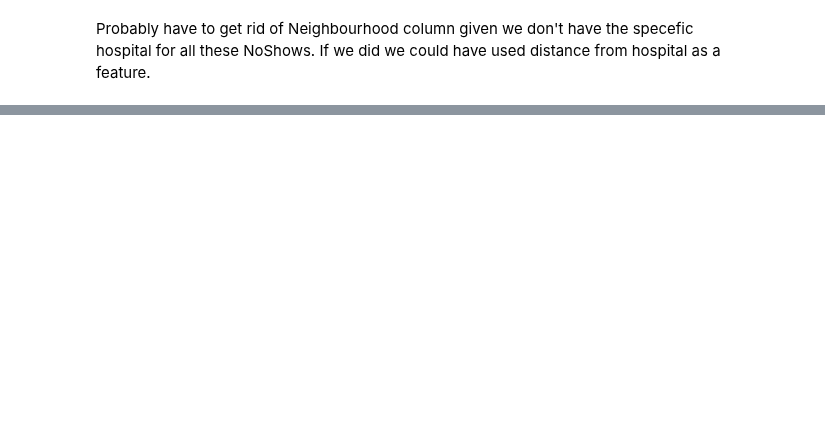
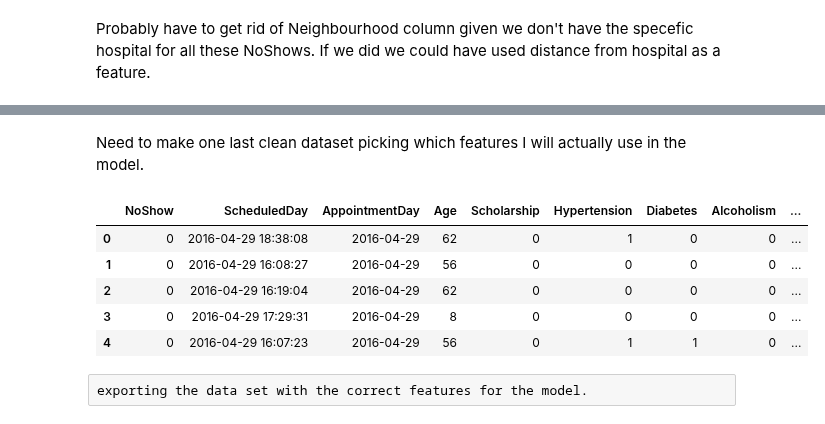
Before and after one commit to chasekregor/NoShows, a Jupyter notebook: develop/11-7-17-feature-selection-and-creation.ipynb, the cells around one changed output, grey strips where cells are left out. Drawn from its saved outputs; the diff is of its cells as text; code cells hidden in the pictures; blank space fills up the shorter version.

Commit message:
finished feature selection and creation, created dataset for model

```diff
--- a/develop/11-7-17-feature-selection-and-creation.ipynb
+++ b/develop/11-7-17-feature-selection-and-creation.ipynb
@@ -92,0 +95,3 @@ Probably have to get rid of Neighbourhood column given we don't have the specefi
+# %%
+data['WaitingTime'] = data['AppointmentDay'] - data['ScheduledDay']
+data.head()
@@ -92,0 +106,14 @@ Probably have to get rid of Neighbourhood column given we don't have the specefi
+# %% [markdown]
+Need to make one last clean dataset picking which features I will actually use in the model.
+# %%
+data = data[['NoShow','ScheduledDay','AppointmentDay','Age','Scholarship','Hypertension','Diabetes','Alcoholism','Handicap','SMS_received','Male','Female','ScheduledYear','ScheduleDay','AppointmentYear','AppointmentMonth','AppointmentDayy','WaitingTime']]
+data.head()
+# %% [output]
+|  | NoShow | ScheduledDay | AppointmentDay | Age | Scholarship | Hypertension | Diabetes | Alcoholism | ... |
+| 0 | 0 | 2016-04-29 18:38:08 | 2016-04-29 | 62 | 0 | 1 | 0 | 0 | ... |
+| 1 | 0 | 2016-04-29 16:08:27 | 2016-04-29 | 56 | 0 | 0 | 0 | 0 | ... |
+| 2 | 0 | 2016-04-29 16:19:04 | 2016-04-29 | 62 | 0 | 0 | 0 | 0 | ... |
+| 3 | 0 | 2016-04-29 17:29:31 | 2016-04-29 | 8 | 0 | 0 | 0 | 0 | ... |
+| 4 | 0 | 2016-04-29 16:07:23 | 2016-04-29 | 56 | 0 | 1 | 1 | 0 | ... |
+# %% [raw]
+exporting the data set with the correct features for the model.
```
Also changed, not shown: parts of 3 cells of this notebook, 2 other files.
